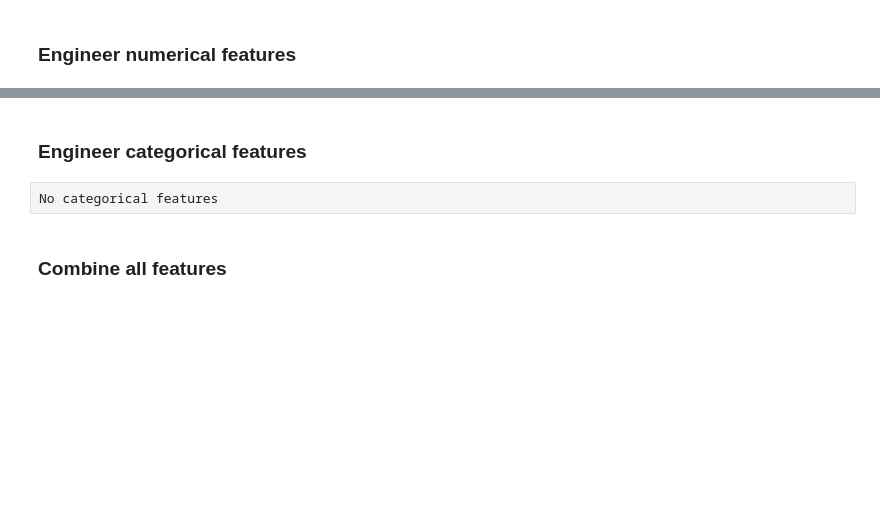
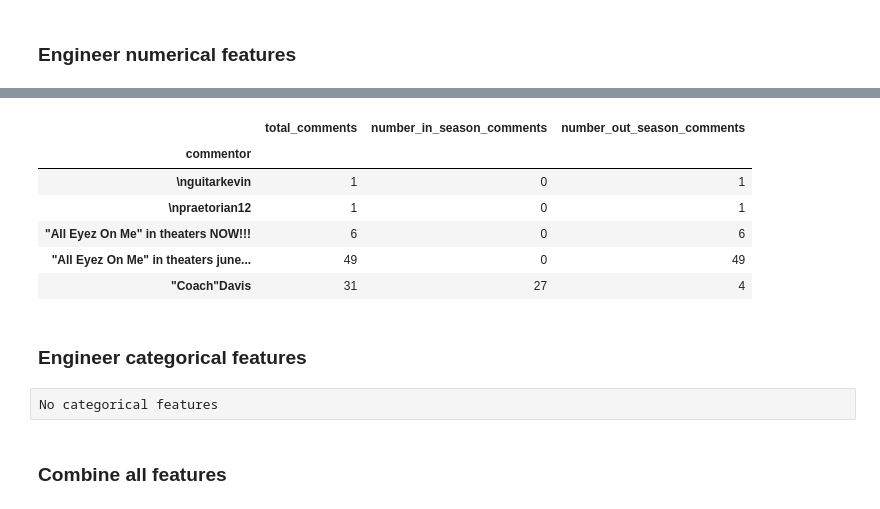
Before and after one commit to jweisman11a/pft_capstone, a Jupyter notebook: clustering/comment_feature_engineering.ipynb, the cells around one changed output, grey strips where cells are left out. Saved outputs shown, nothing was run; the diff lists cells and outputs as text; code cells hidden in the pictures; blank space fills up the shorter version.

```diff
--- a/clustering/comment_feature_engineering.ipynb
+++ b/clustering/comment_feature_engineering.ipynb
@@ -140,3 +152,21 @@ commentor_activity_duration = commentor_activity_duration.drop(labels=['min','ma
+# %%
+# Count number of comment made "in-season" vs "off-season"
+# In-season being between 9/1 and 2/1, inclusive
+comments['comment_date_month'] = comments['comment_datetime_clean'].dt.month
+comments['in_season_flag'] = np.where((comments['comment_date_month'] >= 9) | (comments['comment_date_month'] <= 2), 1, 0)
+in_season_comments = comments.groupby(['commentor']).agg({'in_season_flag':['count','sum']})
+in_season_comments.columns = in_season_comments.columns.droplevel()
+in_season_comments.columns = ['total_comments','number_in_season_comments']
+in_season_comments['number_out_season_comments'] = in_season_comments['total_comments'] - in_season_comments['number_in_season_comments']
+in_season_comments.head()
+# %% [output]
+|  | total_comments | number_in_season_comments | number_out_season_comments |
+| commentor |  |  |  |
+| \nguitarkevin | 1 | 0 | 1 |
+| \npraetorian12 | 1 | 0 | 1 |
+| "All Eyez On Me" in theaters NOW!!! | 6 | 0 | 6 |
+| "All Eyez On Me" in theaters june... | 49 | 0 | 49 |
+| "Coach"Davis | 31 | 27 | 4 |
 # %% [markdown]
 ### Engineer categorical features
 # %% [raw]
```
Also changed, not shown: parts of 10 cells of this notebook, 1 other file.
